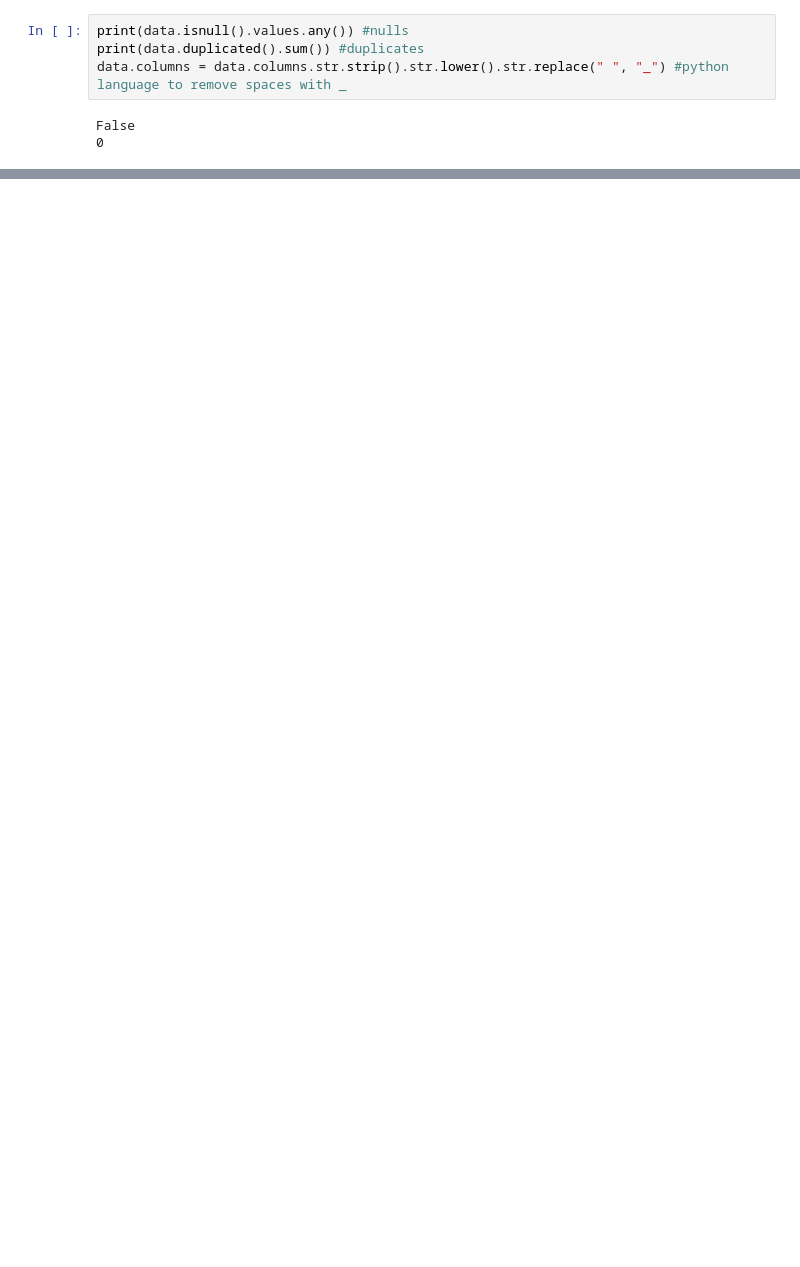
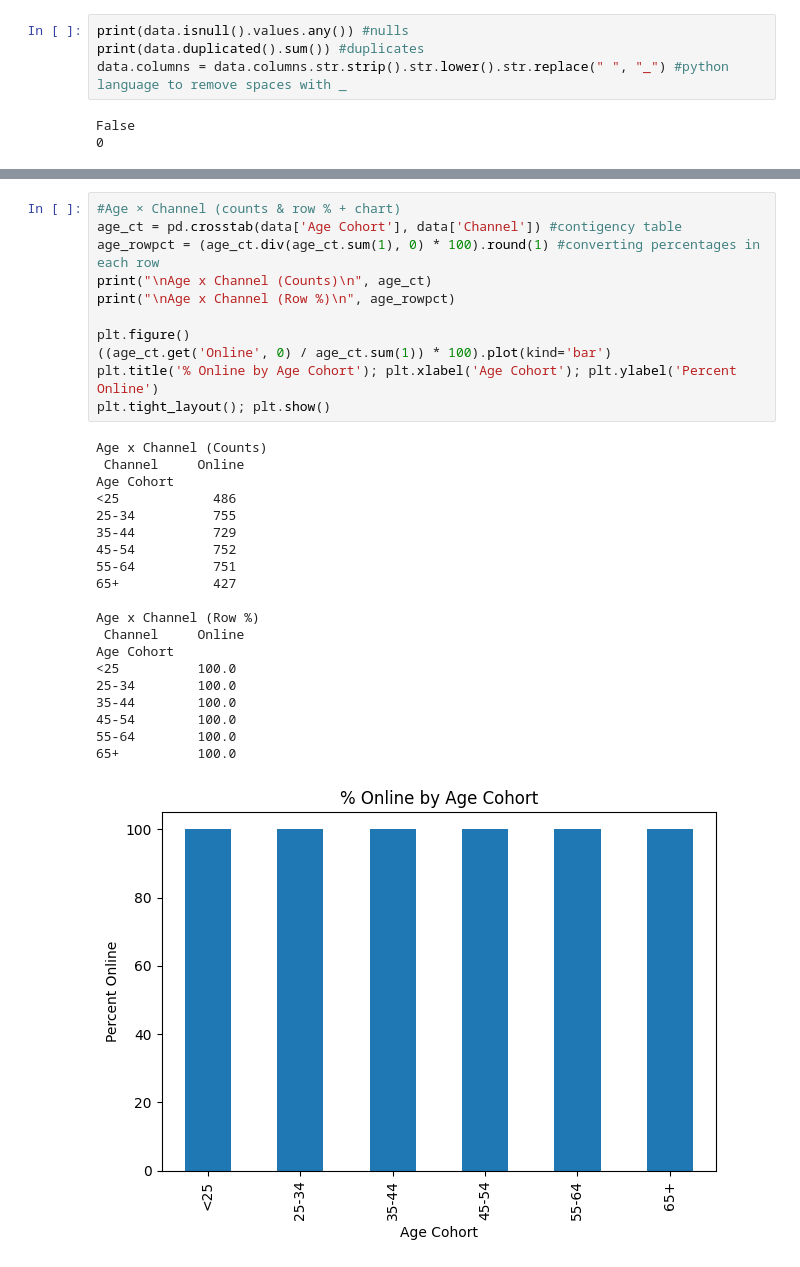
Before and after one commit to briannasancheztop/ADS505_Consumerbehavior, a Jupyter notebook: ADS505_Group_Project_.ipynb, the cells around one changed output, grey strips where cells are left out. Drawn from its saved outputs; the diff is of its cells as text; blank space fills up the shorter version.

```diff
--- a/ADS505_Group_Project_.ipynb
+++ b/ADS505_Group_Project_.ipynb
@@ -171,0 +390,32 @@ coeff             -0.048
+# %%
+#Age × Channel (counts & row % + chart)
+age_ct = pd.crosstab(data['Age Cohort'], data['Channel']) #contigency table
+age_rowpct = (age_ct.div(age_ct.sum(1), 0) * 100).round(1) #converting percentages in each row
+print("\nAge x Channel (Counts)\n", age_ct)
+print("\nAge x Channel (Row %)\n", age_rowpct)
+
+plt.figure()
+((age_ct.get('Online', 0) / age_ct.sum(1)) * 100).plot(kind='bar')
+plt.title('% Online by Age Cohort'); plt.xlabel('Age Cohort'); plt.ylabel('Percent Online')
+plt.tight_layout(); plt.show()
+# %% [output]
+Age x Channel (Counts)
+ Channel     Online
+Age Cohort
+<25            486
+25-34          755
+35-44          729
+45-54          752
+55-64          751
+65+            427
+
+Age x Channel (Row %)
+ Channel     Online
+Age Cohort
+<25          100.0
+25-34        100.0
+35-44        100.0
+45-54        100.0
+55-64        100.0
+65+          100.0
+[figure, added]
```
Also changed, not shown: parts of 22 cells of this notebook.
